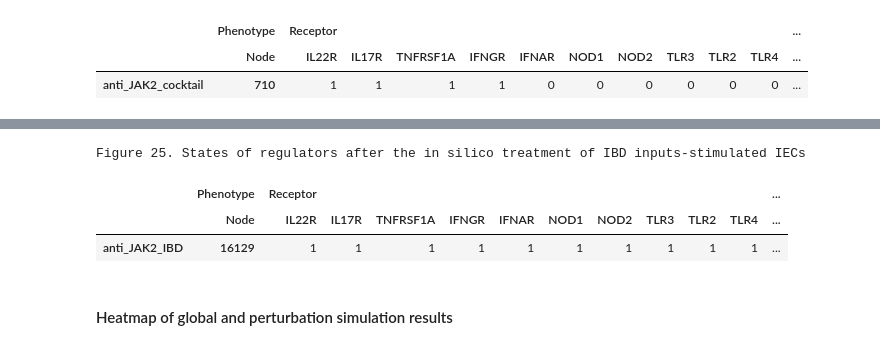
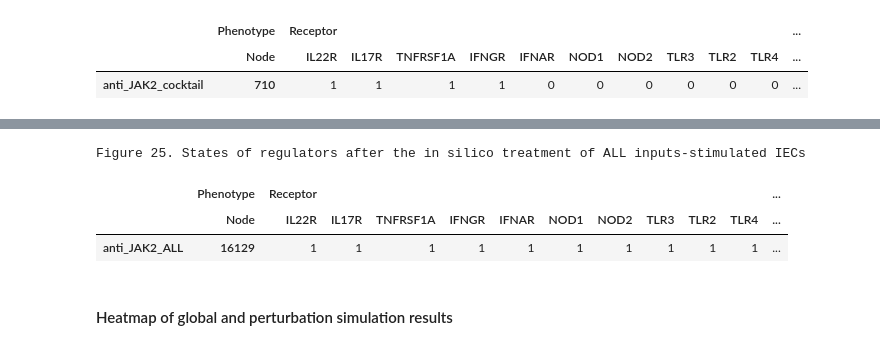
Before and after one commit to saraper/Supplementary_material, a Jupyter notebook: Model analysis/IBD_model_analysis.ipynb, the cells around one changed output, grey strips where cells are left out. Drawn from its saved outputs; the diff is of its cells as text; code cells hidden in the pictures.

```diff
--- a/Model analysis/IBD_model_analysis.ipynb
+++ b/Model analysis/IBD_model_analysis.ipynb
@@ -112,7 +112,7 @@ inpTNF = ('IL22R == 0 & IL17R == 0 & TNFRSF1A == 1 & IFNGR == 0 & IFNAR == 0 & N
 inpTNF_IL17 = ('IL22R == 0 & IL17R == 1 & TNFRSF1A == 1 & IFNGR == 0 & IFNAR == 0 & NOD1 == 0 & NOD2 == 0 & TLR3 == 0 & TLR2 == 0 & TLR4 == 0 & TLR5 == 0 & IL1R == 0 & IFNLR == 0 ')
 inpcocktail = ('IL22R == 1 & IL17R == 1 & TNFRSF1A == 1 & IFNGR == 1 & IFNAR == 0 & NOD1 == 0 & NOD2 == 0 & TLR3 == 0 & TLR2 == 0 & TLR4 == 0 & TLR5 == 0 & IL1R == 1 & IFNLR == 0')
 inpIFNs = ('IL22R == 0 & IL17R == 0 & TNFRSF1A == 0 & IFNGR == 1 & IFNAR == 1 & NOD1 == 0 & NOD2 == 0 & TLR3 == 0 & TLR2 == 0 & TLR4 == 0 & TLR5 == 0 & IL1R == 0 & IFNLR == 1')
-inpIBD = ('IL22R == 1 & IL17R == 1 & TNFRSF1A == 1 & IFNGR == 1 & IFNAR == 1 & NOD1 == 1 & NOD2 == 1 & TLR3 == 1 & TLR2 == 1 & TLR4 == 1 & TLR5 == 1 & IL1R == 1 & IFNLR == 1')
+inpALL = ('IL22R == 1 & IL17R == 1 & TNFRSF1A == 1 & IFNGR == 1 & IFNAR == 1 & NOD1 == 1 & NOD2 == 1 & TLR3 == 1 & TLR2 == 1 & TLR4 == 1 & TLR5 == 1 & IL1R == 1 & IFNLR == 1')
 
 
 #Prepare indexes with only output nodes
@@ -690,38 +690,38 @@ Figure 24. States of markers after the in silico treatment of IBD inputs-stimula
 # %%
 # Perform perturbation analysis for PRR signalling
-ranti_TNF_IBD_fp = anti_TNF_fps_df.query(inpIBD)
-ranti_TNF_IBD = ranti_TNF_IBD_fp[regulators]
-ranti_TNF_IBD.columns = pd.MultiIndex.from_arrays(reg_arrays, names=['Phenotype', 'Node'])
-ranti_TNF_IBD_df = pd.DataFrame(ranti_TNF_IBD)
+ranti_TNF_ALL_fp = anti_TNF_fps_df.query(inpALL)
+ranti_TNF_ALL = ranti_TNF_ALL_fp[regulators]
+ranti_TNF_ALL.columns = pd.MultiIndex.from_arrays(reg_arrays, names=['Phenotype', 'Node'])
+ranti_TNF_ALL_df = pd.DataFrame(ranti_TNF_ALL)
 
 
-ranti_JAK2_IBD_fp = anti_JAK2_fps_df.query(inpIBD)
-ranti_JAK2_IBD = ranti_JAK2_IBD_fp[regulators]
-ranti_JAK2_IBD.columns = pd.MultiIndex.from_arrays(reg_arrays, names=['Phenotype', 'Node'])
-ranti_JAK2_IBD_df = pd.DataFrame(ranti_JAK2_IBD)
-ranti_JAK2_IBD_df = ranti_JAK2_IBD_df.drop_duplicates()
+ranti_JAK2_ALL_fp = anti_JAK2_fps_df.query(inpALL)
+ranti_JAK2_ALL = ranti_JAK2_ALL_fp[regulators]
+ranti_JAK2_ALL.columns = pd.MultiIndex.from_arrays(reg_arrays, names=['Phenotype', 'Node'])
+ranti_JAK2_ALL_df = pd.DataFrame(ranti_JAK2_ALL)
+ranti_JAK2_ALL_df = ranti_JAK2_ALL_df.drop_duplicates()
 
 
 
-rCOMBO_IBD_fp = COMBO_fps_df.query(inpIBD)
-rCOMBO_IBD = rCOMBO_IBD_fp[regulators]
-rCOMBO_IBD.columns = pd.MultiIndex.from_arrays(reg_arrays, names=['Phenotype', 'Node'])
-rCOMBO_IBD_df = pd.DataFrame(rCOMBO_IBD)
-rCOMBO_IBD_df = rCOMBO_IBD_df.drop_duplicates()
+rCOMBO_ALL_fp = COMBO_fps_df.query(inpALL)
+rCOMBO_ALL = rCOMBO_ALL_fp[regulators]
+rCOMBO_ALL.columns = pd.MultiIndex.from_arrays(reg_arrays, names=['Phenotype', 'Node'])
+rCOMBO_ALL_df = pd.DataFrame(rCOMBO_ALL)
+rCOMBO_ALL_df = rCOMBO_ALL_df.drop_duplicates()
 
 
 
 
 
-frames_IBD = [ranti_TNF_IBD_df, ranti_JAK2_IBD_df, rCOMBO_IBD_df]
-pert_IBD = pd.concat(frames_IBD, keys=["anti_TNF_IBD", "anti_JAK2_IBD", "COMBO_IBD"])
-print("Figure 25. States of regulators after the in silico treatment of IBD inputs-stimulated IECs")
-pert_IBD
+frames_ALL = [ranti_TNF_ALL_df, ranti_JAK2_ALL_df, rCOMBO_ALL_df]
+pert_ALL = pd.concat(frames_ALL, keys=["anti_TNF_ALL", "anti_JAK2_ALL", "COMBO_ALL"])
+print("Figure 25. States of regulators after the in silico treatment of ALL inputs-stimulated IECs")
+pert_ALL
 # %% [output]
-Figure 25. States of regulators after the in silico treatment of IBD inputs-stimulated IECs
+Figure 25. States of regulators after the in silico treatment of ALL inputs-stimulated IECs
 |  | Phenotype | Receptor |  |  |  |  |  |  |  |  |  | ... |
 |  | Node | IL22R | IL17R | TNFRSF1A | IFNGR | IFNAR | NOD1 | NOD2 | TLR3 | TLR2 | TLR4 | ... |
-| anti_JAK2_IBD | 16129 | 1 | 1 | 1 | 1 | 1 | 1 | 1 | 1 | 1 | 1 | ... |
+| anti_JAK2_ALL | 16129 | 1 | 1 | 1 | 1 | 1 | 1 | 1 | 1 | 1 | 1 | ... |
 # %% [markdown]
 #### Heatmap of global and perturbation simulation results
 # %%
```
Also changed, not shown: parts of 14 cells of this notebook.
